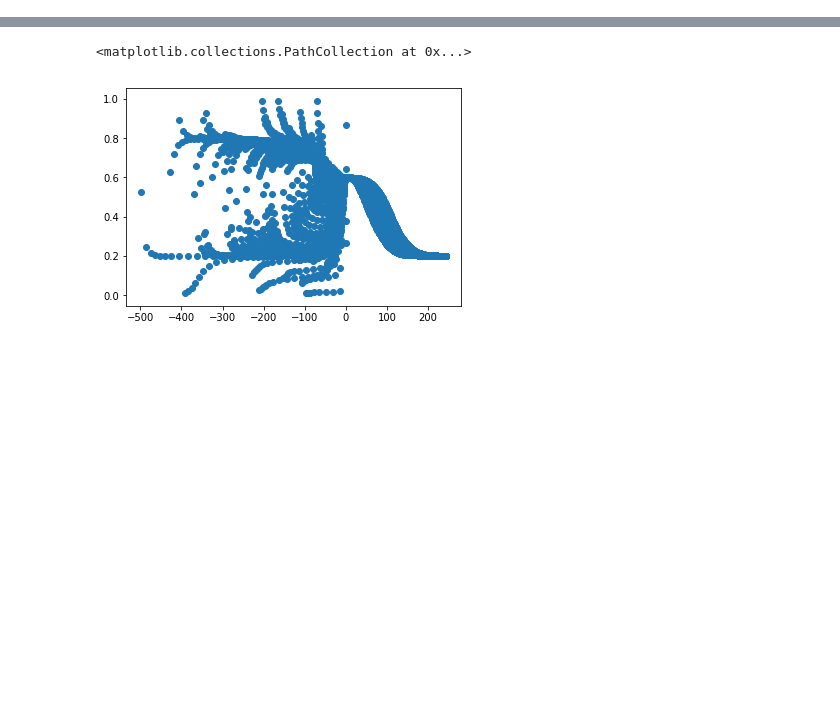
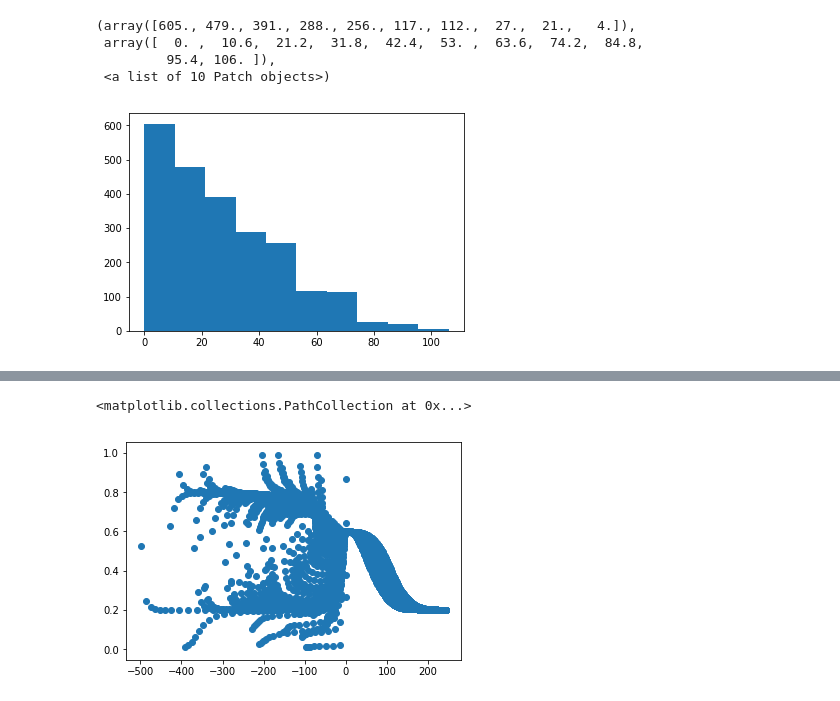
Before and after one commit to SiyangJ/Data-Assimilation, a Jupyter notebook: FA18/Modularized/MLEval.ipynb, the cells around one changed output, grey strips where cells are left out. Cells and saved outputs as stored; diff of their text form; code cells hidden in the pictures; blank space fills up the shorter version.

```diff
--- a/FA18/Modularized/MLEval.ipynb
+++ b/FA18/Modularized/MLEval.ipynb
@@ -52,3 +106,6 @@ diff_norm = (diff ** 2).sum(axis = 1)
 truth_norm = (Y ** 2).sum(axis = 1)
 # %%
 rel_error = diff_norm / truth_norm
+# %%
+sort_index = np.argsort(rel_error)
+sort_index = np.flip(sort_index)
@@ -54,0 +121,5 @@ rel_error = diff_norm / truth_norm
+# %%
+large_error_index = sort_index[:2300]
+# %%
+np.set_printoptions(threshold=np.nan)
+index_sorted = np.sort(large_error_index)
@@ -54,0 +146,8 @@ rel_error = diff_norm / truth_norm
+# %%
+plt.hist(index_sorted % 1000)
+# %% [output]
+(array([605., 479., 391., 288., 256., 117., 112.,  27.,  21.,   4.]),
+ array([  0. ,  10.6,  21.2,  31.8,  42.4,  53. ,  63.6,  74.2,  84.8,
+         95.4, 106. ]),
+ <a list of 10 Patch objects>)
+[figure, added]
```
Also changed, not shown: parts of 20 cells of this notebook, 3 other files.
